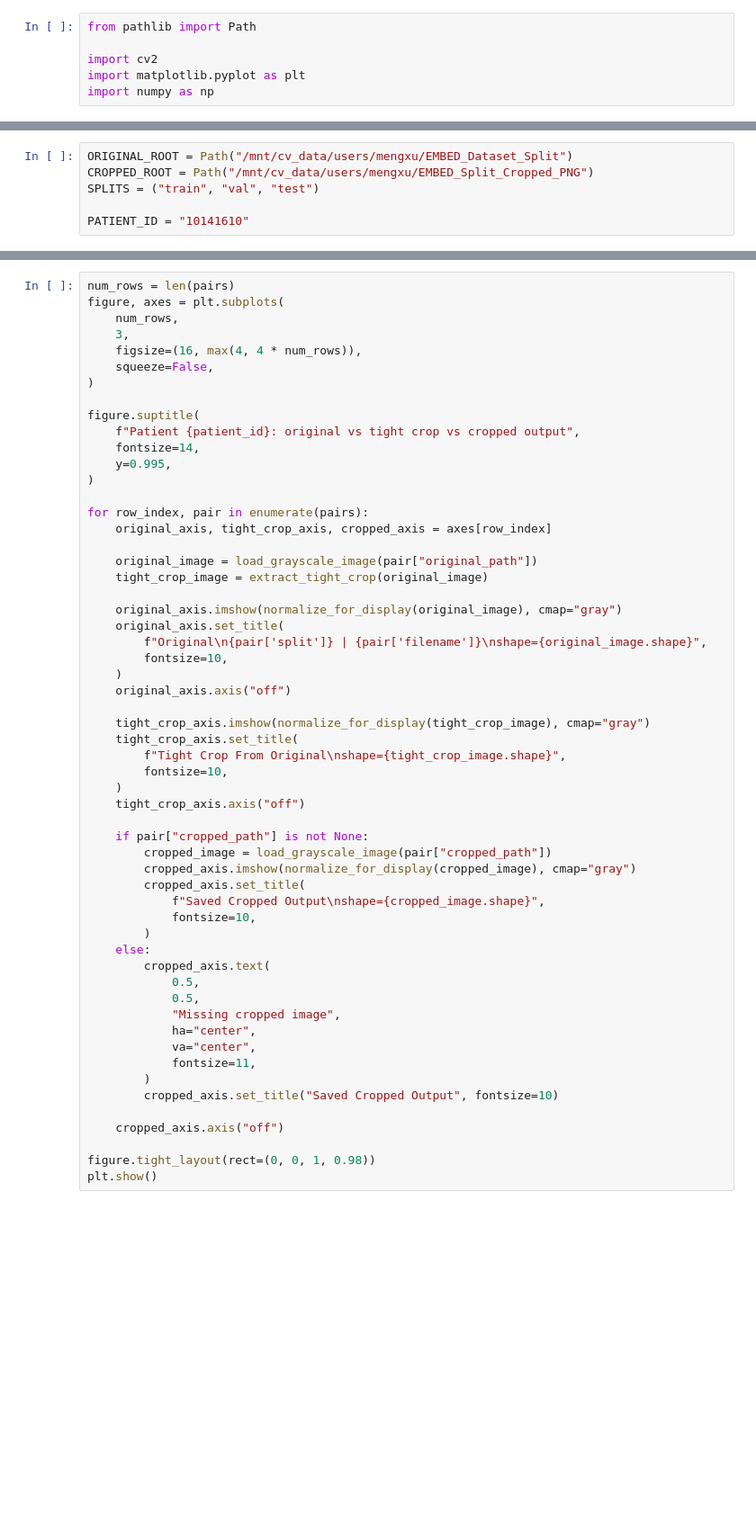
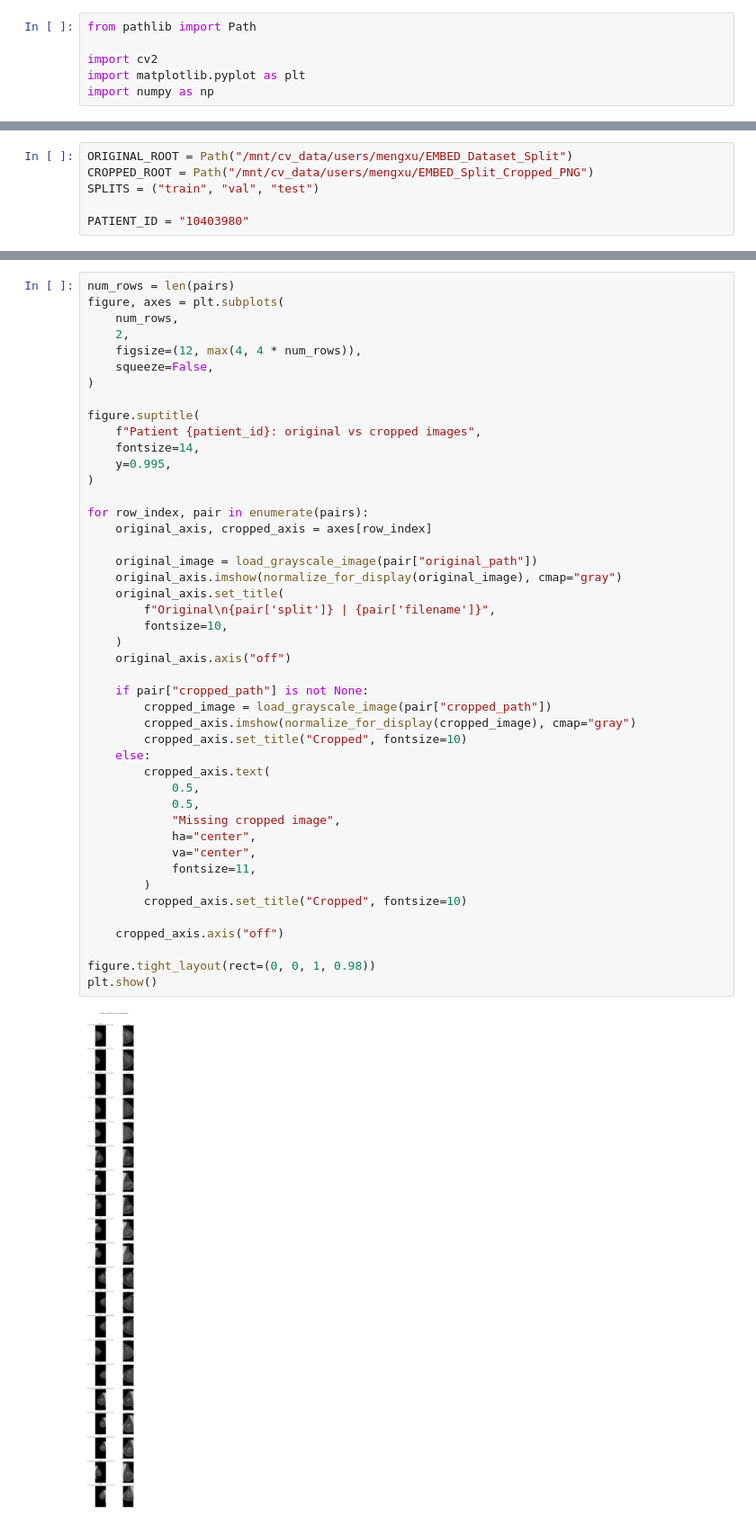
Before and after one commit to MengXu0201/Longitudinal_Mammogram_Risk_Prediction, a Jupyter notebook: src/preprocessing/compare_original_cropped.ipynb, the cells around one changed output, grey strips where cells are left out. Shown at 90% size. Cells and saved outputs as stored; diff of their text form; blank space fills up the shorter version.

```diff
--- a/src/preprocessing/compare_original_cropped.ipynb
+++ b/src/preprocessing/compare_original_cropped.ipynb
@@ -31,7 +25,7 @@ ORIGINAL_ROOT = Path("/mnt/cv_data/users/mengxu/EMBED_Dataset_Split")
 CROPPED_ROOT = Path("/mnt/cv_data/users/mengxu/EMBED_Split_Cropped_PNG")
 SPLITS = ("train", "val", "test")
 
-PATIENT_ID = "10141610"
+PATIENT_ID = "10403980"
 # %% [markdown]
 ## Helper Functions
 
@@ -176,56 +161,46 @@ The titles also show each image shape.
 num_rows = len(pairs)
 figure, axes = plt.subplots(
     num_rows,
-    3,
-    figsize=(16, max(4, 4 * num_rows)),
+    2,
+    figsize=(12, max(4, 4 * num_rows)),
     squeeze=False,
 )
 
 figure.suptitle(
-    f"Patient {patient_id}: original vs tight crop vs cropped output",
+    f"Patient {patient_id}: original vs cropped images",
     fontsize=14,
     y=0.995,
 )
 
 for row_index, pair in enumerate(pairs):
-    original_axis, tight_crop_axis, cropped_axis = axes[row_index]
+    original_axis, cropped_axis = axes[row_index]
 
     original_image = load_grayscale_image(pair["original_path"])
-    tight_crop_image = extract_tight_crop(original_image)
-
     original_axis.imshow(normalize_for_display(original_image), cmap="gray")
     original_axis.set_title(
-        f"Original\n{pair['split']} | {pair['filename']}\nshape={original_image.shape}",
+        f"Original\n{pair['split']} | {pair['filename']}",
         fontsize=10,
     )
     original_axis.axis("off")
 
-    tight_crop_axis.imshow(normalize_for_display(tight_crop_image), cmap="gray")
-    tight_crop_axis.set_title(
-        f"Tight Crop From Original\nshape={tight_crop_image.shape}",
-        fontsize=10,
-    )
-    tight_crop_axis.axis("off")
-
     if pair["cropped_path"] is not None:
         cropped_image = load_grayscale_image(pair["cropped_path"])
         cropped_axis.imshow(normalize_for_display(cropped_image), cmap="gray")
-        cropped_axis.set_title(
-            f"Saved Cropped Output\nshape={cropped_image.shape}",
-            fontsize=10,
-        )
+        cropped_axis.set_title("Cropped", fontsize=10)
     else:
         cropped_axis.text(
             0.5,
             0.5,
             "Missing cropped image",
             ha="center",
             va="center",
             fontsize=11,
         )
-        cropped_axis.set_title("Saved Cropped Output", fontsize=10)
+        cropped_axis.set_title("Cropped", fontsize=10)
 
     cropped_axis.axis("off")
 
 figure.tight_layout(rect=(0, 0, 1, 0.98))
 plt.show()
+# %% [output]
+[figure, added]
```
Also changed, not shown: parts of 10 cells of this notebook, 5 other files.
